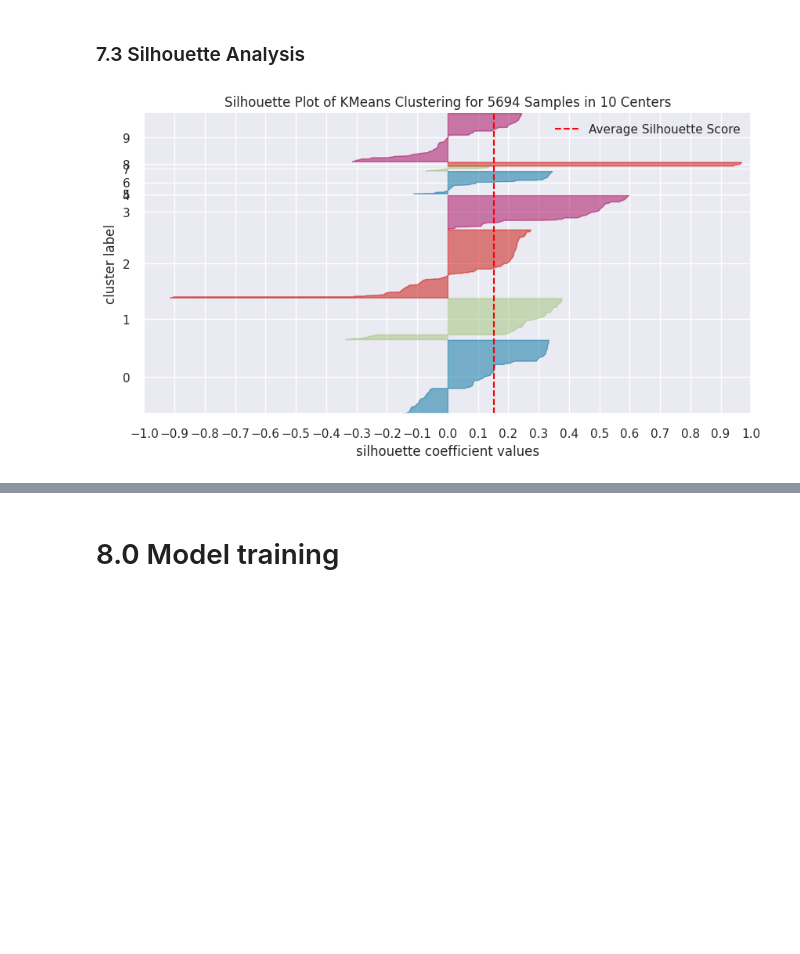
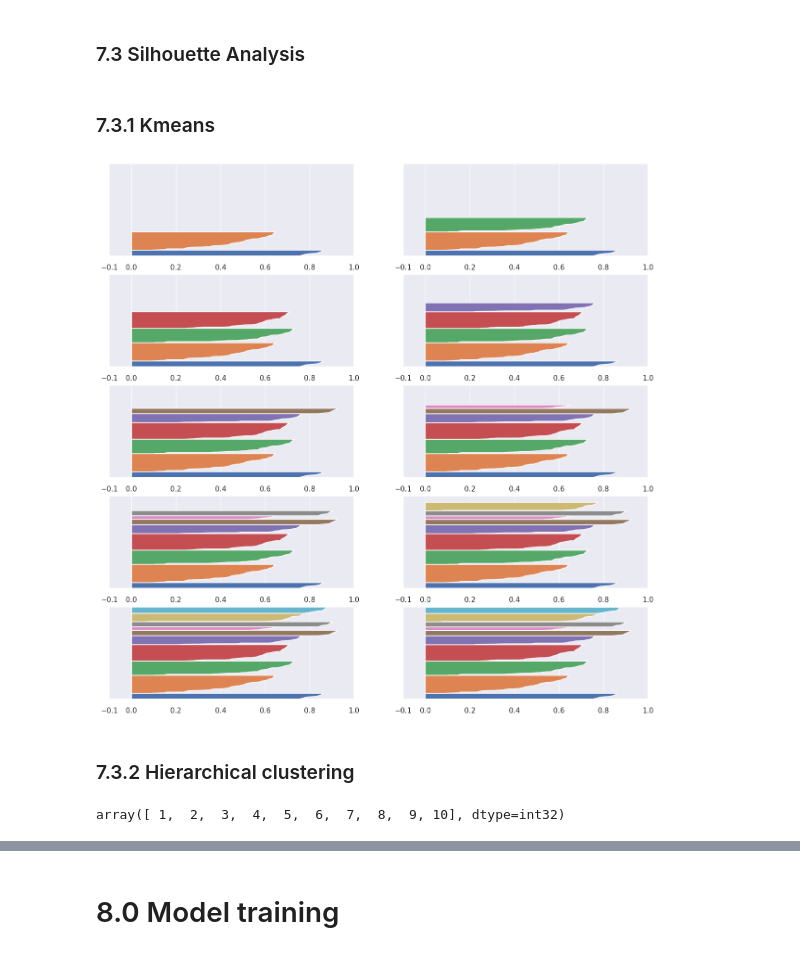
Before and after one commit to Eduardo-95-DS/Insiders-clustering, a Jupyter notebook: notebooks/look_7-ear-fine-tuning.ipynb, the cells around one changed output, grey strips where cells are left out. Drawn from its saved outputs; the diff is of its cells as text; code cells hidden in the pictures; blank space fills up the shorter version.

Commit message:
sihlouette visualizer added

```diff
--- a/notebooks/look_7-ear-fine-tuning.ipynb
+++ b/notebooks/look_7-ear-fine-tuning.ipynb
@@ -2234,10 +2231,4 @@ df1.style.highlight_max(color='orange',axis=0)
 # %% [markdown]
 ### 7.3 Silhouette Analysis
-# %%
-rcParams['figure.figsize'] = 10,5
-
-visualizer = SilhouetteVisualizer(kmeans1, colors='yellowbrick')
-visualizer.fit(df99)
-visualizer.finalize()
-# %% [output]
-[figure, removed]
+# %% [markdown]
+### 7.3.1 Kmeans
@@ -2243,0 +2278,54 @@ visualizer.finalize()
+# %%
+# model definition
+hc1 = hc.linkage(df99, 'ward')
+
+# model predict
+labels = hc.fcluster(hc1, 10, criterion='maxclust')
+
+# model performance
+sil = m.silhouette_score(df99, labels, metric='euclidean')
+# %%
+clusters=[2,3,4,5,6,7,8,9,10,11]
+
+fig, ax = plt.subplots( 5, 2 )
+fig.set_size_inches( 15, 15 )
+
+for k in clusters:
+    q, mod = divmod( k, 2 )
+
+    ax[q-1, mod].set_xlim( [ -0.1, 1] )
+    ax[q-1, mod].set_ylim( [ 0, len( df99 ) + ( k+1 )*10] )
+
+
+    samples_silhouette_values = m.silhouette_samples( df99, labels )
+
+    y_lower = 10
+    for i in range( k ):
+
+        # select clusters
+        ith_samples_silhouette_values = samples_silhouette_values[ labels == i]
+
+        # sort values
+        ith_samples_silhouette_values.sort()
+
+        # size clusters
+        size_cluster_i = ith_samples_silhouette_values.shape[0]
+        y_upper = y_lower + size_cluster_i
+
+        cmap = cm.get_cmap( 'Spectral' )
+        color = cmap( i / k )
+
+        ax[q-1, mod].fill_betweenx( np.arange( y_lower, y_upper ), 0, ith_samples_silhouette_values  )
+
+        y_lower = y_upper + 10
+
+    ax[q-1, mod].set_yticks([])
+    ax[q-1, mod].set_xticks( [-0.1, 0, 0.2, 0.4, 0.6, 0.8, 1])
+# %% [output]
+[figure, added]
+# %% [markdown]
+### 7.3.2 Hierarchical clustering
+# %%
+np.unique(labels)
+# %% [output]
+array([ 1,  2,  3,  4,  5,  6,  7,  8,  9, 10], dtype=int32)
```
Also changed, not shown: parts of 6 cells of this notebook.
